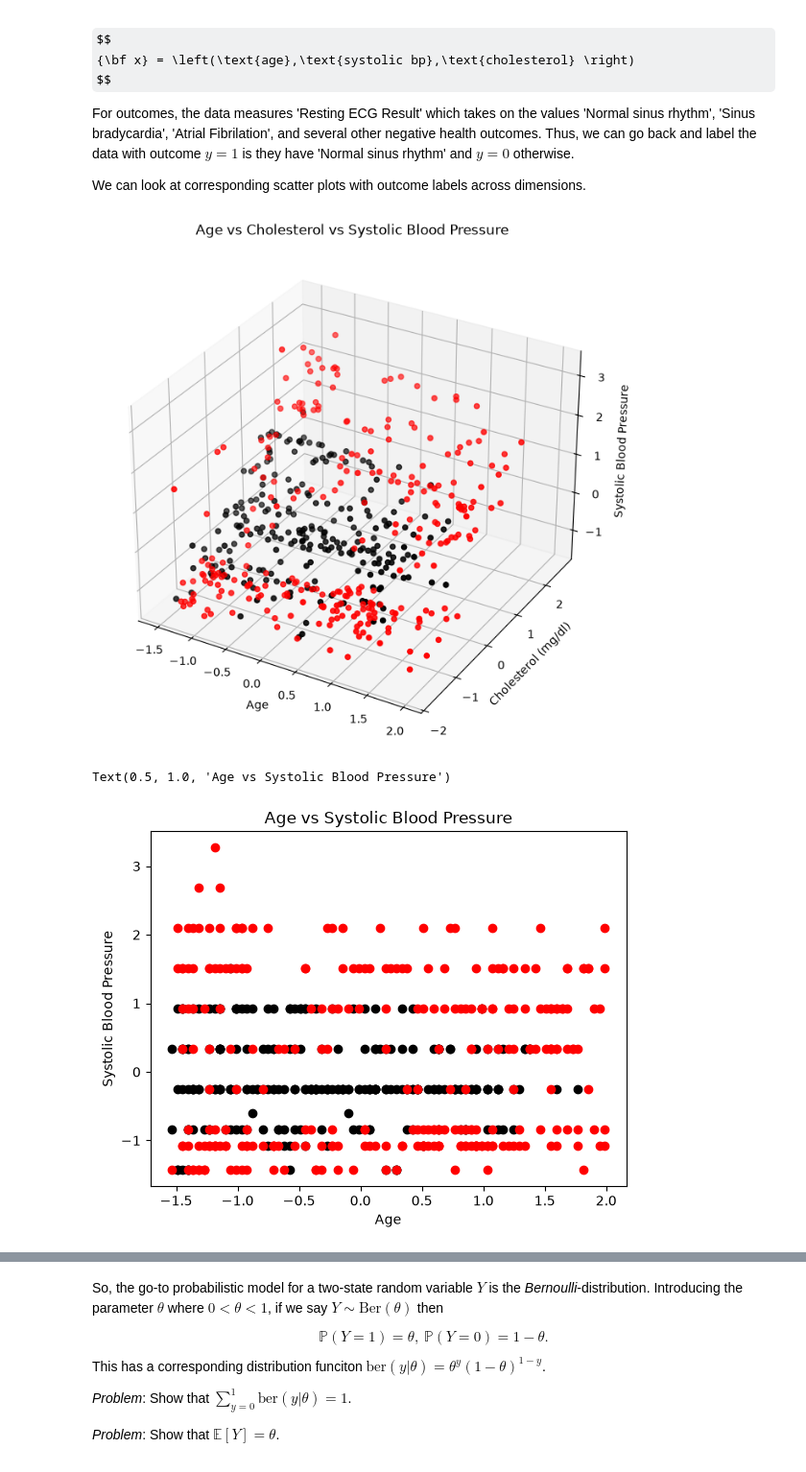
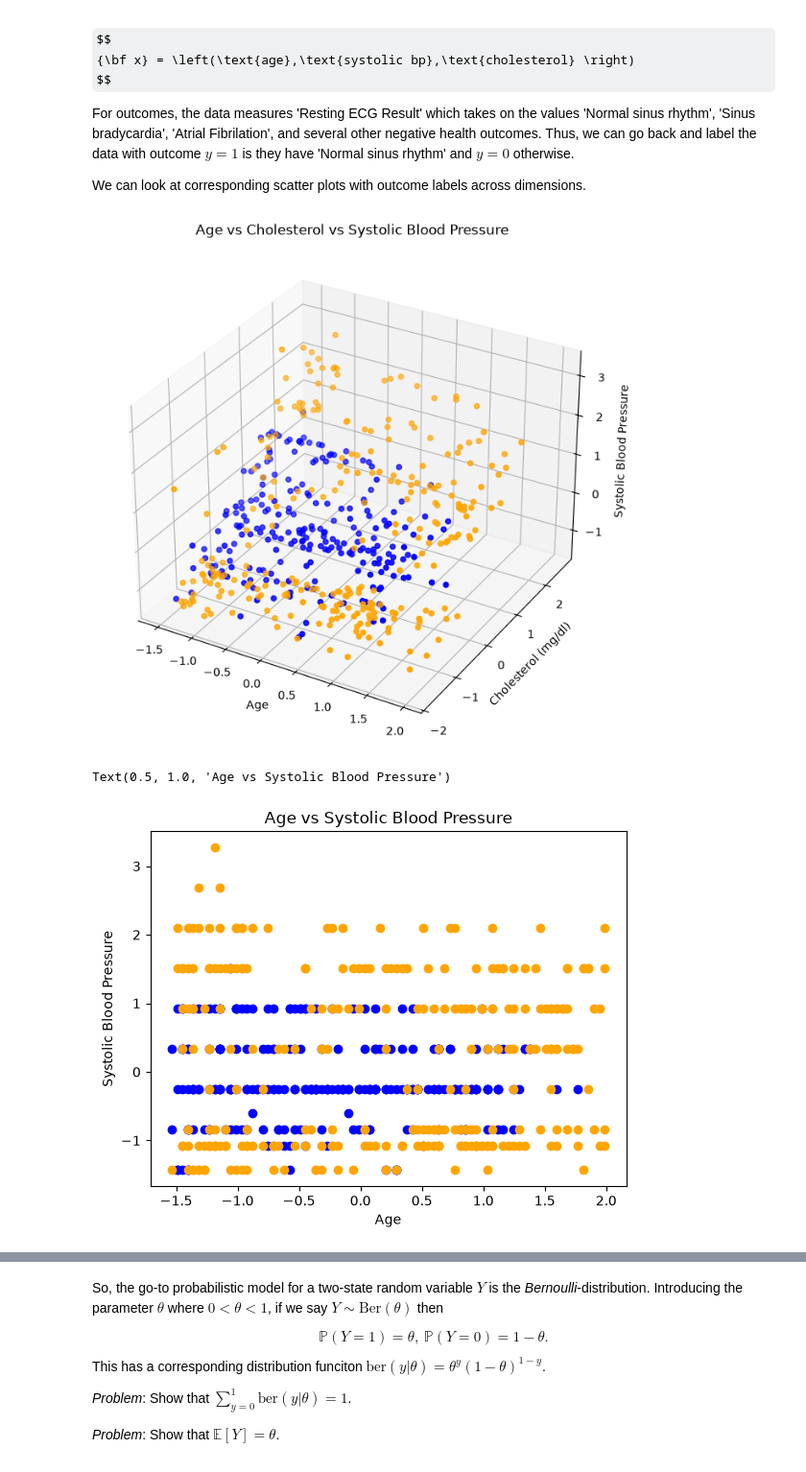
Before and after one commit to curtis-chris/Math_540_Fall_2026, a Jupyter notebook: Lecture_Notes_and_Code/Regression_and_Sparsity/Classification_and_Logistic_Regression.ipynb, the cells around one changed output, grey strips where cells are left out. Shown at 96% size. Cells and saved outputs as stored; diff of their text form; code cells hidden in the pictures; some formulas as TeX source.

```diff
--- a/Lecture_Notes_and_Code/Regression_and_Sparsity/Classification_and_Logistic_Regression.ipynb
+++ b/Lecture_Notes_and_Code/Regression_and_Sparsity/Classification_and_Logistic_Regression.ipynb
@@ -53,8 +53,8 @@ y[healthy] = 1
 fig = plt.figure(figsize=(10, 8))
 ax = fig.add_subplot(projection='3d')
 
-ax.scatter(age[healthy], chol[healthy], systolic_bp[healthy], c='k')
-ax.scatter(age[unhealthy], chol[unhealthy], systolic_bp[unhealthy], c='r')
+ax.scatter(age[healthy], chol[healthy], systolic_bp[healthy], c='b')
+ax.scatter(age[unhealthy], chol[unhealthy], systolic_bp[unhealthy], c='orange')
 ax.set_xlabel('Age')
 ax.set_ylabel('Cholesterol (mg/dl)')
 ax.set_zlabel('Systolic Blood Pressure')
@@ -62,14 +62,14 @@ ax.set_title('Age vs Cholesterol vs Systolic Blood Pressure')
 
 plt.show()
 # %% [output]
-[figure, old version]
+[figure, new version]
 # %%
-plt.scatter(age[healthy], systolic_bp[healthy], c='k')
-plt.scatter(age[unhealthy], systolic_bp[unhealthy], c='r')
+plt.scatter(age[healthy], systolic_bp[healthy], c='b')
+plt.scatter(age[unhealthy], systolic_bp[unhealthy], c='orange')
 plt.xlabel('Age')
 plt.ylabel('Systolic Blood Pressure')
 plt.title('Age vs Systolic Blood Pressure')
 # %% [output]
 Text(0.5, 1.0, 'Age vs Systolic Blood Pressure')
-[figure, old version]
+[figure, new version]
 # %%
```
Also changed, not shown: parts of 2 cells of this notebook, 1 other file.
